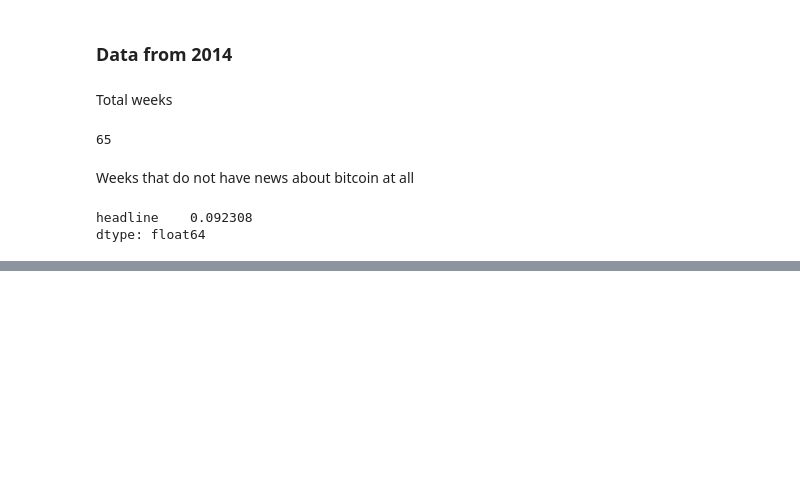
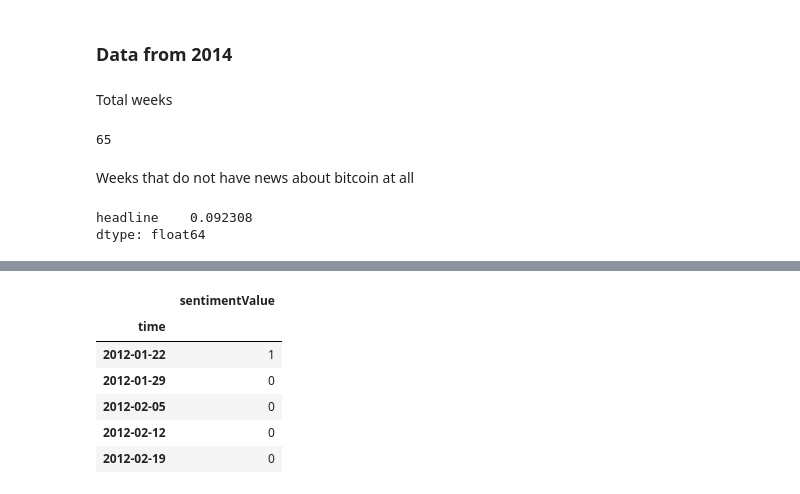
Before and after one commit to yyl/btc-price-analysis, a Jupyter notebook: notes/news_analysis.ipynb, the cells around one changed output, grey strips where cells are left out. Saved outputs shown, nothing was run; the diff lists cells and outputs as text; code cells hidden in the pictures; blank space fills up the shorter version.

```diff
--- a/notes/news_analysis.ipynb
+++ b/notes/news_analysis.ipynb
@@ -76,0 +95,11 @@ dtype: float64
+# %%
+weekly_score = score_data.resample('w', how='mean').fillna(0)
+weekly_score.head()
+# %% [output]
+|  | sentimentValue |
+| time |  |
+| 2012-01-22 | 1 |
+| 2012-01-29 | 0 |
+| 2012-02-05 | 0 |
+| 2012-02-12 | 0 |
+| 2012-02-19 | 0 |
```
Also changed, not shown: parts of 6 cells of this notebook.
